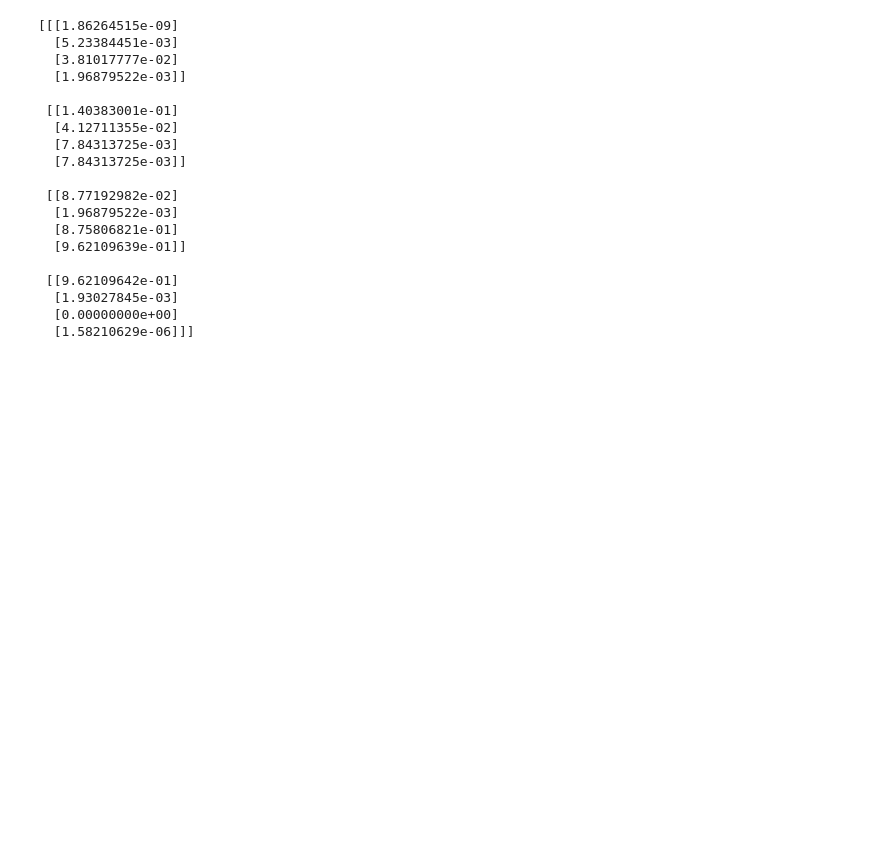
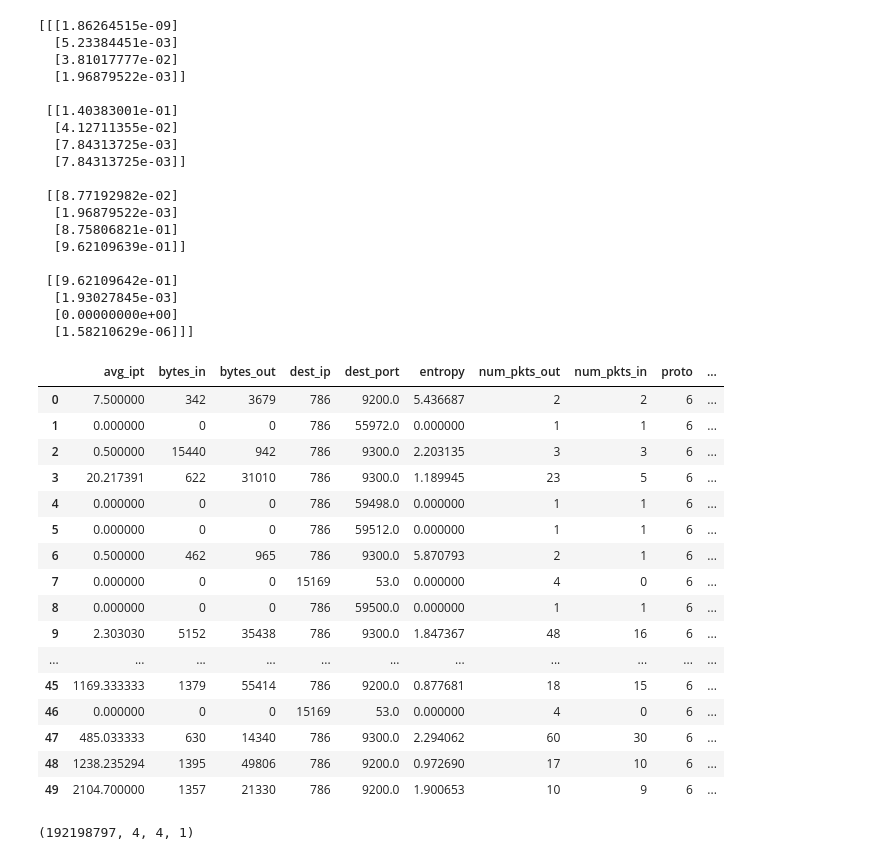
Before and after one commit to BabinRV/Dissertation, a Jupyter notebook: Dissertation_TD_and_IR.ipynb, the cells around one changed output. Drawn from its saved outputs; the diff is of its cells as text; code cells hidden in the pictures; blank space fills up the shorter version.

```diff
--- a/Dissertation_TD_and_IR.ipynb
+++ b/Dissertation_TD_and_IR.ipynb
@@ -233,0 +244,23 @@ import pandas as pd
+# %%
+fulldata['label'] = fulldata['label'].replace('benign', 0.0)
+fulldata['label'] = fulldata['label'].replace('outlier', 0.5)
+fulldata['label'] = fulldata['label'].replace('malicious', 1.0)
+fulldata.head(50)
+# %% [output]
+|  | avg_ipt | bytes_in | bytes_out | dest_ip | dest_port | entropy | num_pkts_out | num_pkts_in | proto | ... |
+| 0 | 7.500000 | 342 | 3679 | 786 | 9200.0 | 5.436687 | 2 | 2 | 6 | ... |
+| 1 | 0.000000 | 0 | 0 | 786 | 55972.0 | 0.000000 | 1 | 1 | 6 | ... |
+| 2 | 0.500000 | 15440 | 942 | 786 | 9300.0 | 2.203135 | 3 | 3 | 6 | ... |
+| 3 | 20.217391 | 622 | 31010 | 786 | 9300.0 | 1.189945 | 23 | 5 | 6 | ... |
+| 4 | 0.000000 | 0 | 0 | 786 | 59498.0 | 0.000000 | 1 | 1 | 6 | ... |
+| 5 | 0.000000 | 0 | 0 | 786 | 59512.0 | 0.000000 | 1 | 1 | 6 | ... |
+| 6 | 0.500000 | 462 | 965 | 786 | 9300.0 | 5.870793 | 2 | 1 | 6 | ... |
+| 7 | 0.000000 | 0 | 0 | 15169 | 53.0 | 0.000000 | 4 | 0 | 6 | ... |
+| 8 | 0.000000 | 0 | 0 | 786 | 59500.0 | 0.000000 | 1 | 1 | 6 | ... |
+| 9 | 2.303030 | 5152 | 35438 | 786 | 9300.0 | 1.847367 | 48 | 16 | 6 | ... |
+| ... | ... | ... | ... | ... | ... | ... | ... | ... | ... | ... |
+| 45 | 1169.333333 | 1379 | 55414 | 786 | 9200.0 | 0.877681 | 18 | 15 | 6 | ... |
+| 46 | 0.000000 | 0 | 0 | 15169 | 53.0 | 0.000000 | 4 | 0 | 6 | ... |
+| 47 | 485.033333 | 630 | 14340 | 786 | 9300.0 | 2.294062 | 60 | 30 | 6 | ... |
+| 48 | 1238.235294 | 1395 | 49806 | 786 | 9200.0 | 0.972690 | 17 | 10 | 6 | ... |
+| 49 | 2104.700000 | 1357 | 21330 | 786 | 9200.0 | 1.900653 | 10 | 9 | 6 | ... |
@@ -233,0 +269,4 @@ import pandas as pd
+# %%
+print (X.shape)
+# %% [output]
+(192198797, 4, 4, 1)
```
Also changed, not shown: parts of 5 cells of this notebook.
